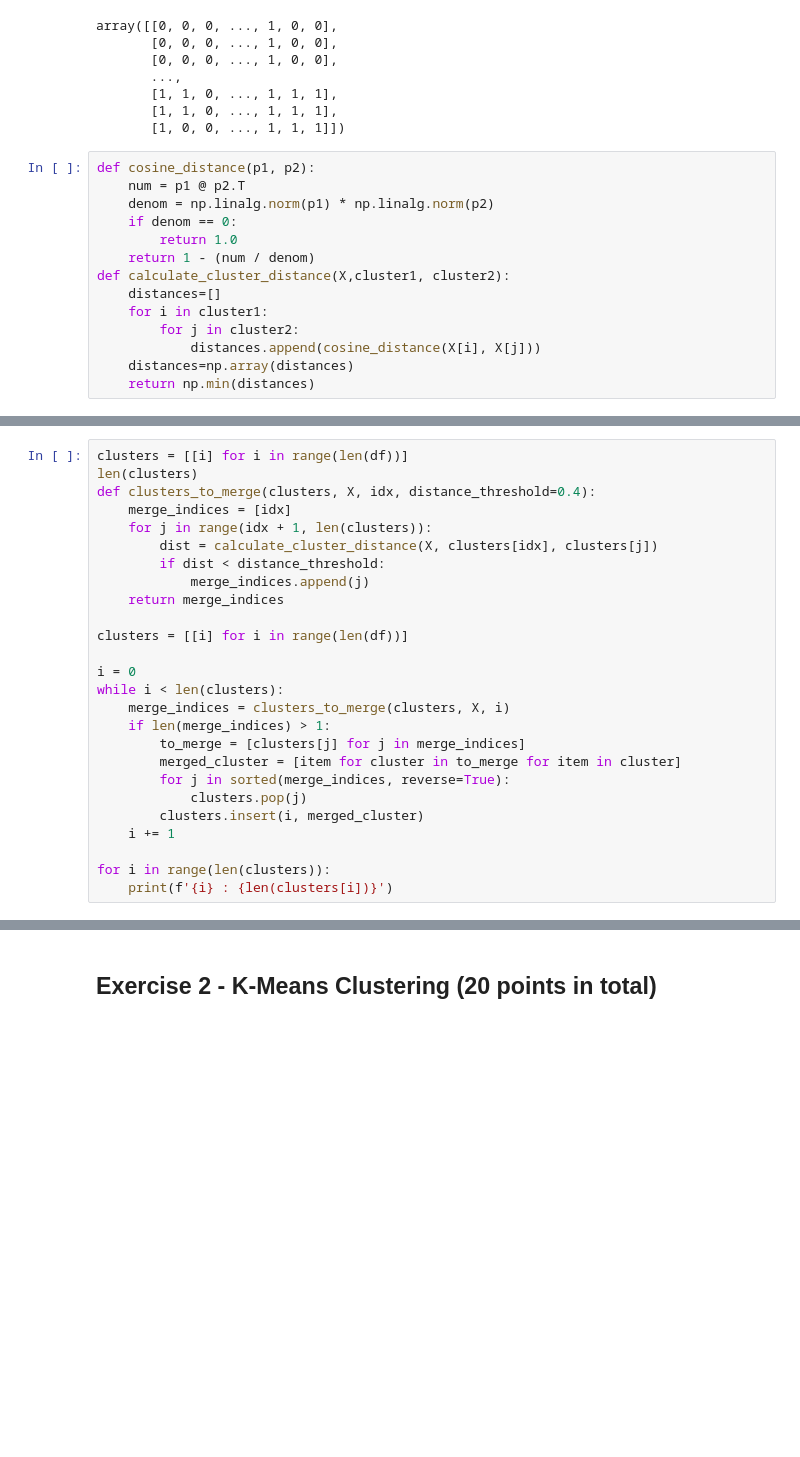
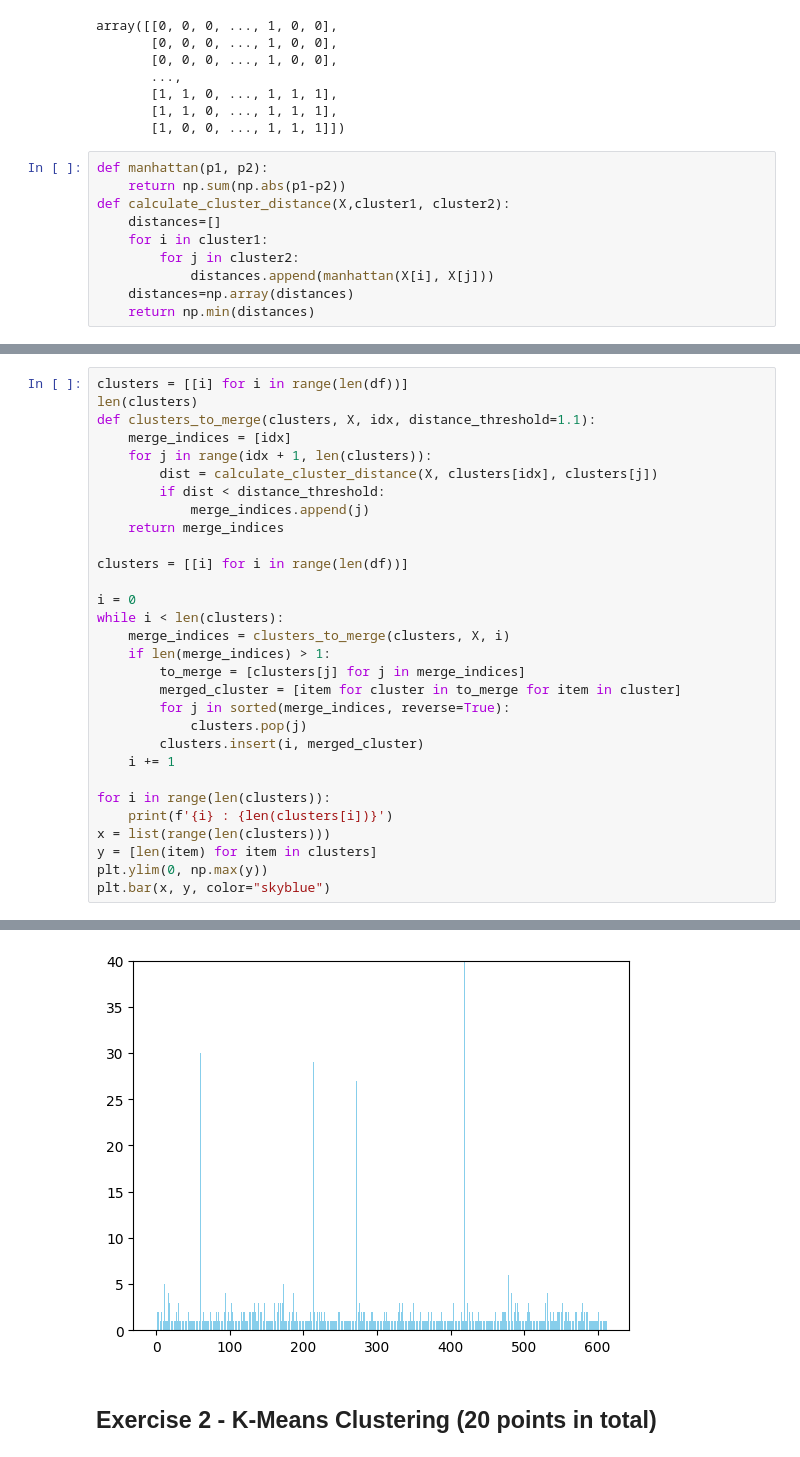
Before and after one commit to SriSupratikTalari/hw3, a Jupyter notebook: Clustering_and_Dimensional_Reduction.ipynb, the cells around one changed output, grey strips where cells are left out. Saved outputs shown, nothing was run; the diff lists cells and outputs as text; blank space fills up the shorter version.

```diff
--- a/Clustering_and_Dimensional_Reduction.ipynb
+++ b/Clustering_and_Dimensional_Reduction.ipynb
@@ -88,16 +104,12 @@ array([[0, 0, 0, ..., 1, 0, 0],
        [1, 1, 0, ..., 1, 1, 1],
        [1, 0, 0, ..., 1, 1, 1]])
 # %%
-def cosine_distance(p1, p2):
-    num = p1 @ p2.T
-    denom = np.linalg.norm(p1) * np.linalg.norm(p2)
-    if denom == 0:
-        return 1.0
-    return 1 - (num / denom)
+def manhattan(p1, p2):
+    return np.sum(np.abs(p1-p2))
 def calculate_cluster_distance(X,cluster1, cluster2):
     distances=[]
     for i in cluster1:
         for j in cluster2:
-            distances.append(cosine_distance(X[i], X[j]))
+            distances.append(manhattan(X[i], X[j]))
     distances=np.array(distances)
     return np.min(distances)
@@ -104,7 +118,7 @@ def calculate_cluster_distance(X,cluster1, cluster2):
 # %%
 clusters = [[i] for i in range(len(df))]
 len(clusters)
-def clusters_to_merge(clusters, X, idx, distance_threshold=0.4):
+def clusters_to_merge(clusters, X, idx, distance_threshold=1.1):
     merge_indices = [idx]
     for j in range(idx + 1, len(clusters)):
         dist = calculate_cluster_distance(X, clusters[idx], clusters[j])
@@ -127,4 +141,8 @@ while i < len(clusters):
 
 for i in range(len(clusters)):
     print(f'{i} : {len(clusters[i])}')
+x = list(range(len(clusters)))
+y = [len(item) for item in clusters]
+plt.ylim(0, np.max(y))
+plt.bar(x, y, color="skyblue")
 # %% [output]
@@ -144,3 +167,4 @@ for i in range(len(clusters)):
+[figure, added]
 # %% [markdown]
 ## Exercise 2 - K-Means Clustering (20 points in total)
 # %% [markdown]
```
Also changed, not shown: parts of 17 cells of this notebook.
